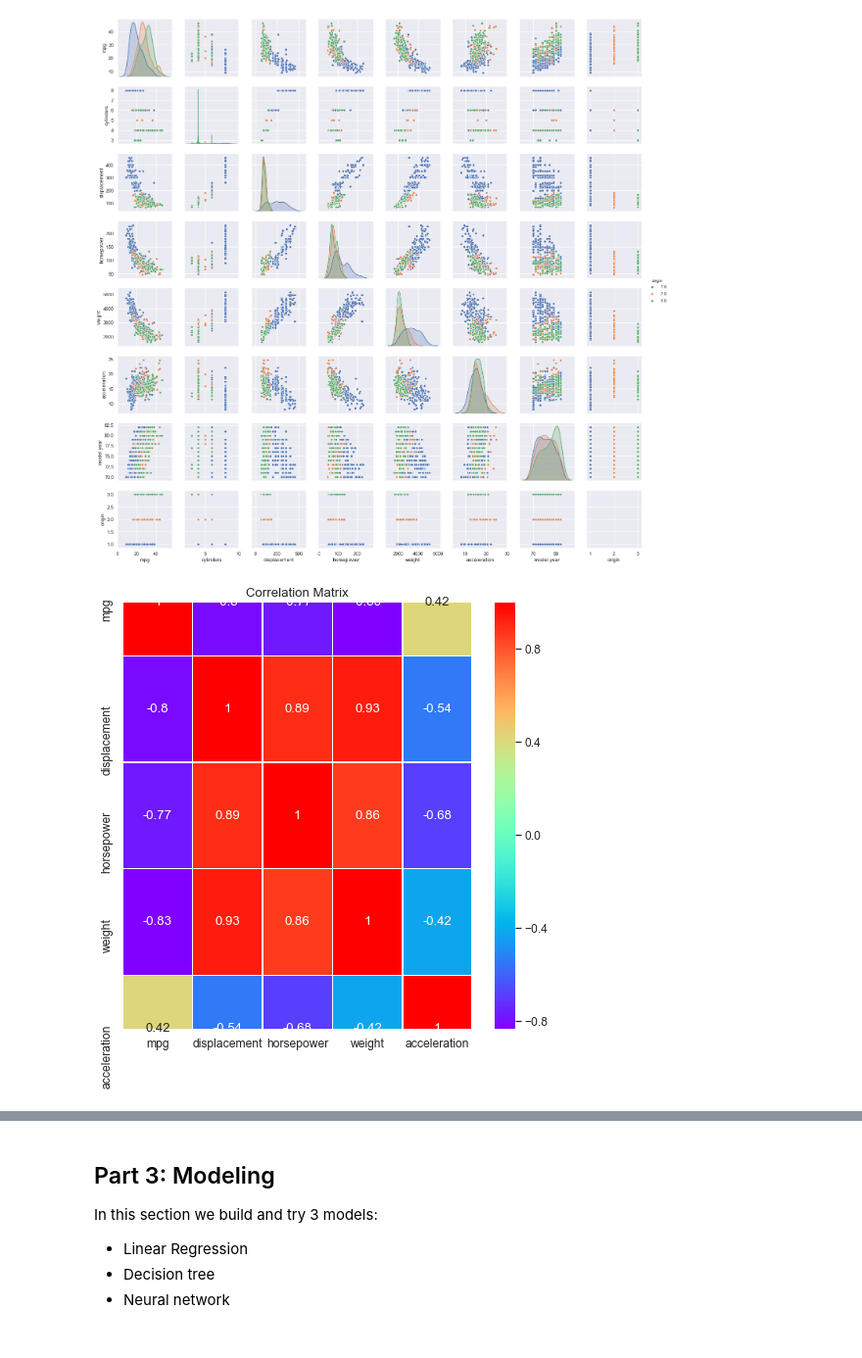
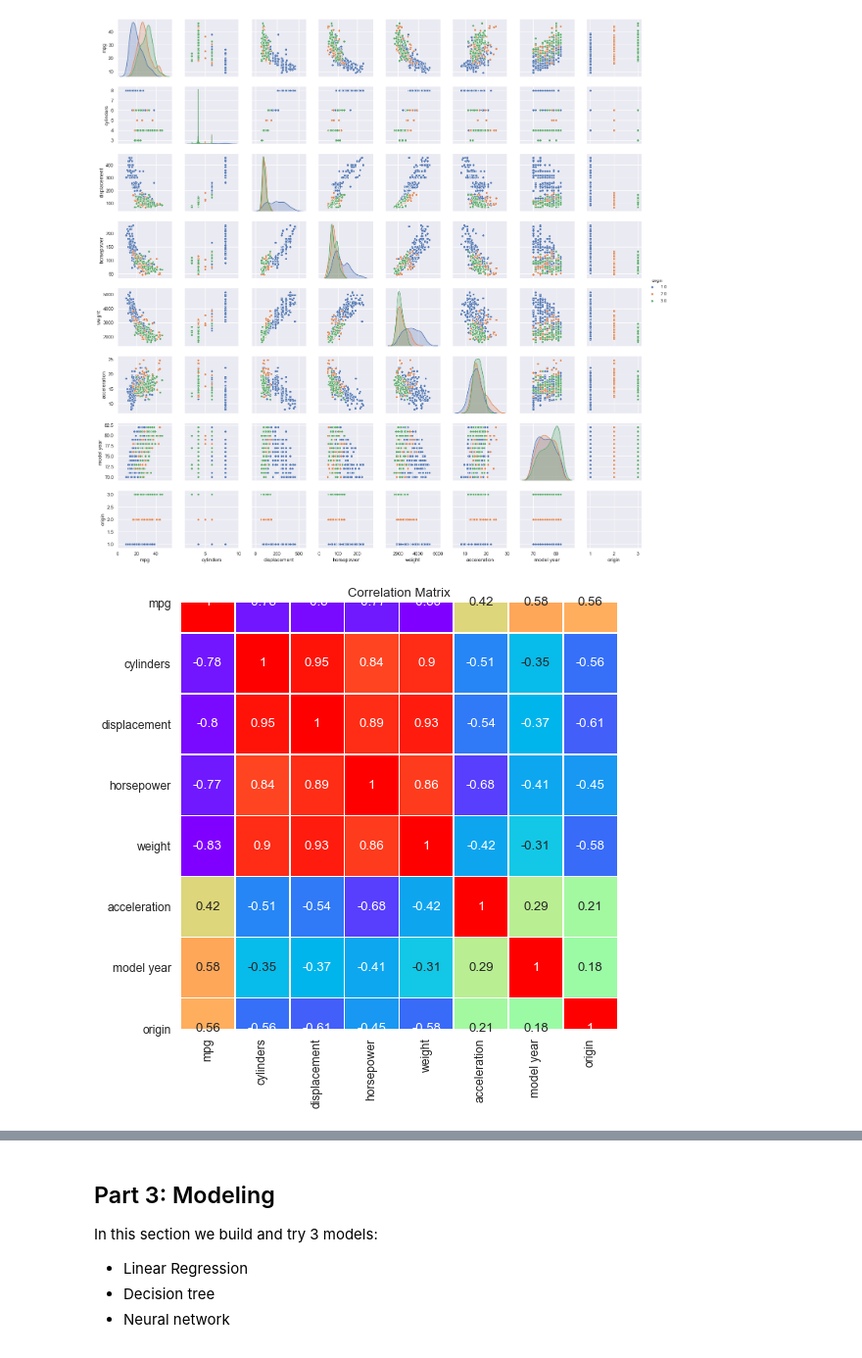
Before and after one commit to mariosfish/machine_learning_classification, a Jupyter notebook: Auto MPG/Auto MPG (LR, DT, NN) - Model 1.ipynb, the cells around one changed output, grey strips where cells are left out. Shown at 98% size. Cells and saved outputs as stored; diff of their text form; code cells hidden in the pictures.

Commit message:
created 4 models for auto mpg
 created 4 models for auto mpg and evaluated

```diff
--- a/Auto MPG/Auto MPG with dummies .ipynb
+++ b/Auto MPG/Auto MPG (LR, DT, NN) - Model 1.ipynb
@@ -186,7 +139,3 @@ Name: origin, dtype: int64
-# %%
-# Change columns to "category" type.
-for col in ['cylinders','model year', 'origin']:
-    new_ds[col]=new_ds[col].astype('category')
 # %%
 # Information about the new "clean" data set.
 new_ds.info()
@@ -232,12 +185,12 @@ plt.show();
 # %%
 # Plotting a correlation heatmap for the new data set.
 corr = new_ds.corr()
-plt.figure(figsize=(8,8))
+plt.figure(figsize=(8, 8))
 sns.set(font_scale=1.1)
-sns.heatmap(data=corr,annot=True,cmap='rainbow',linewidth=0.5)
+sns.heatmap(data=corr, annot=True, cbar=False, cmap='rainbow', linewidth=0.5)
 plt.title('Correlation Matrix')
-plt.show();
+plt.show()
 # %% [output]
-[figure, old version]
+[figure, new version]
 # %% [markdown]
 ## Part 2: Preproccesing
```
Also changed, not shown: parts of 41 cells of this notebook, 4 other files.
